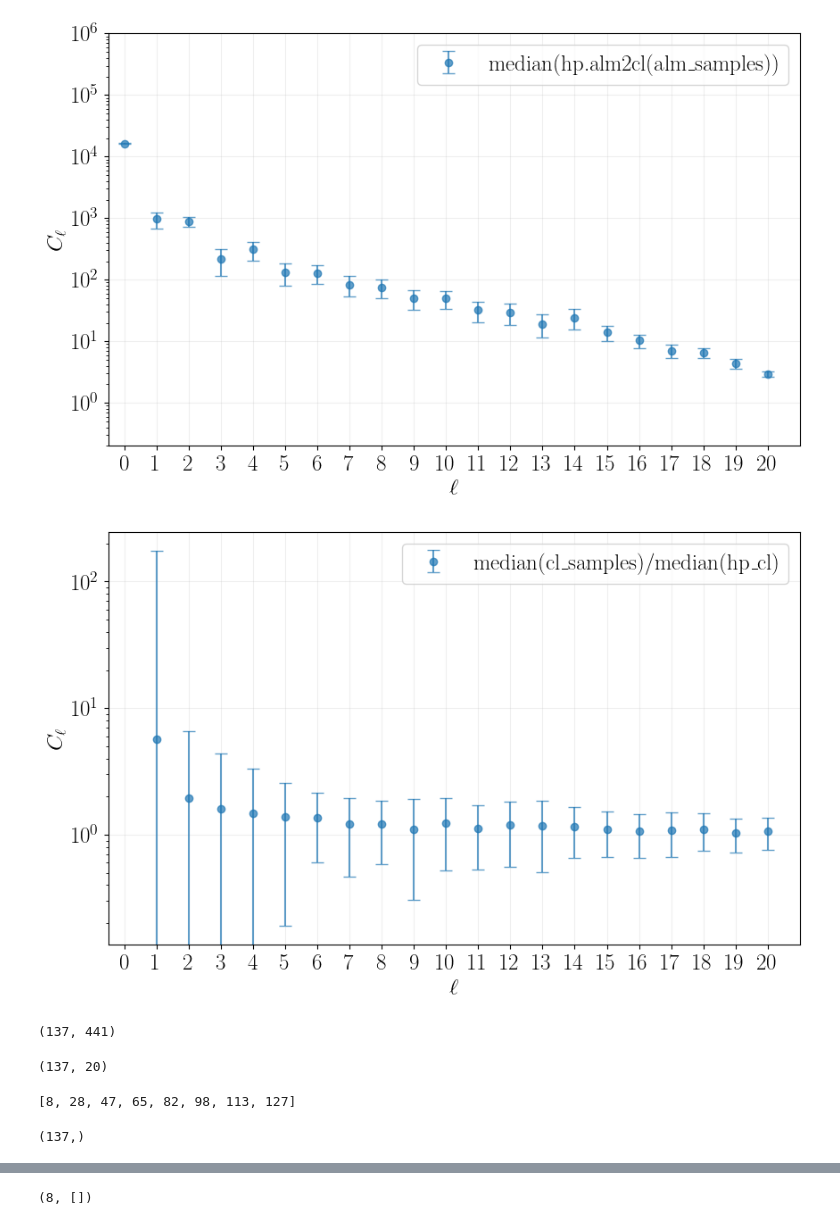
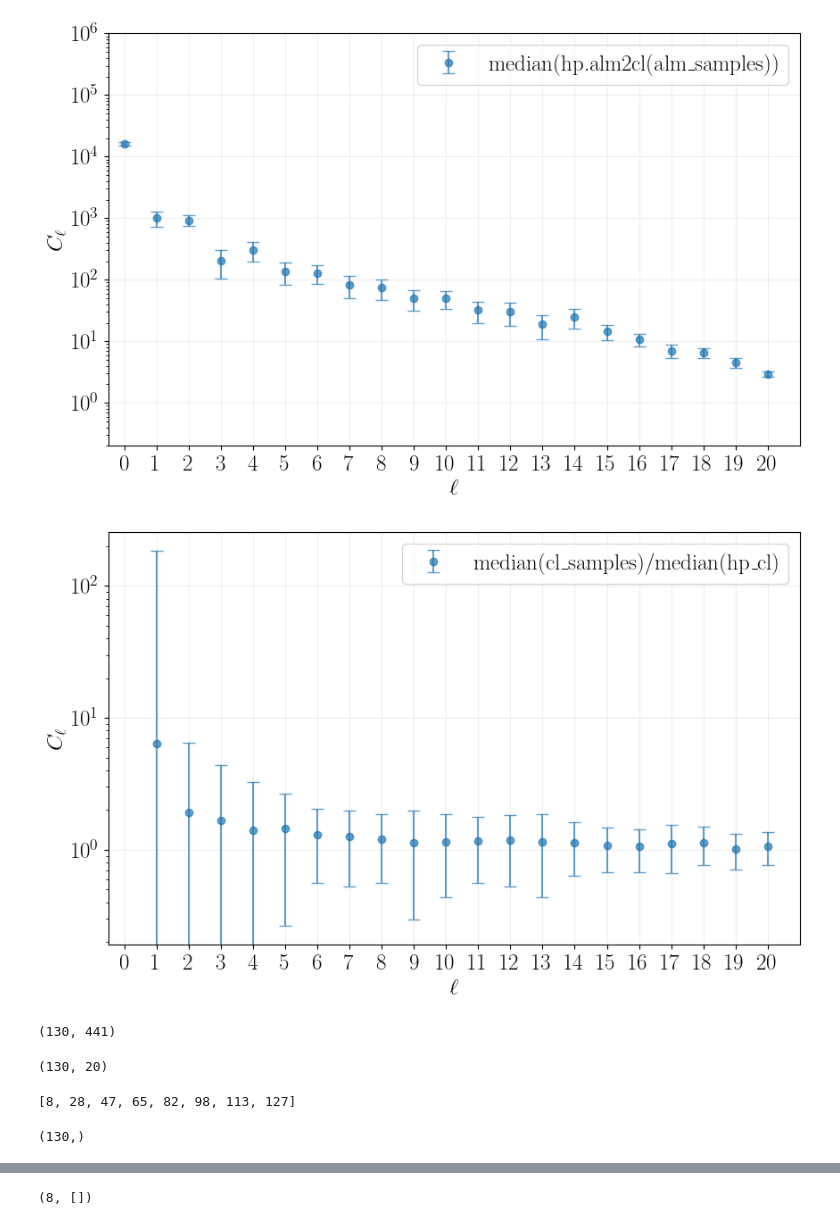
Before and after one commit to katrinealice/cl_sampler_analysis, a Jupyter notebook: cl_plots.ipynb, the cells around one changed output, grey strips where cells are left out. Saved outputs shown, nothing was run; the diff lists cells and outputs as text; code cells hidden in the pictures.

```diff
--- a/cl_plots.ipynb
+++ b/cl_plots.ipynb
@@ -728,7 +734,7 @@ parentpath = '/Users/user/Documents/hera/cl_sampler_analysis/data/'
  'vis_response_freq_test_plots']
 # %%
 # Set paths and create figure folder within data folder
-path = parentpath+'400MHz_1m/'
+path = parentpath+'tol_06_ff_01/'
 figpath = path+'figures/'
 if not os.path.isdir(figpath): os.makedirs(figpath)
 # %%
@@ -1193,4 +1130,6 @@ def cl_plot(cl_samples, lmax, hp_cl=None, lmin=0, yscale='log', label='median(cl
     plt.xlabel(r'$\ell$')
     plt.ylabel(r'$C_{\ell}$')
     # plt.axhline(1, ls='--', color='black')
+
+    return fig
 # %%
@@ -1206,17 +1148,18 @@ cl_plot(cl_samples=hp_cl, lmax=lmax, lmin=0, yscale='log', label='median(hp.alm2
 # %% [output]
 [figure]
 # %%
-cl_plot(cl_samples, lmax, hp_cl=hp_cl, lmin=1, yscale='log')
+fig = cl_plot(cl_samples, lmax, hp_cl=hp_cl, lmin=1, yscale='log')
+plt.savefig(figpath+'median_cl-samples_vs_median_hp-cl.png')
 # %% [output]
-[figure, old version]
+[figure, new version]
 # %%
 x_solns.shape
 # %% [output]
-(137, 441)
+(130, 441)
 # %%
 cl_samples.shape
 # %% [output]
-(137, 20)
+(130, 20)
 # %%
 ell = 8
 ems = np.arange(0,ell)
@@ -1227,7 +1170,7 @@ real_idx
 # %%
 x_solns[:,0].shape
 # %% [output]
-(137,)
+(130,)
 # %%
 for num, idx in enumerate(real_idx):
     plt.plot(cl_samples[:,ell],x_solns[:,idx],'.', label=f'm={ems[num]}, ell={ell}')
```
Also changed, not shown: parts of 17 cells of this notebook, 2 other files.
